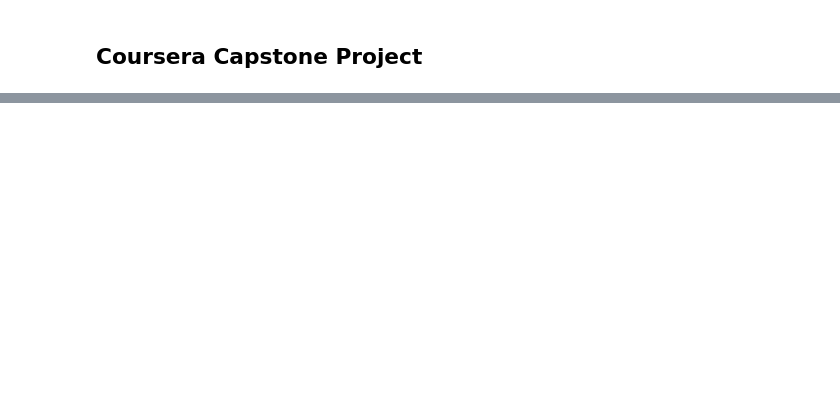
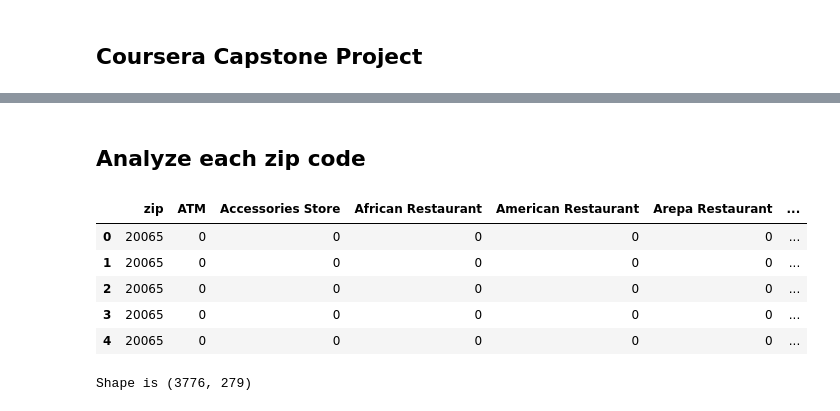
Before and after one commit to mpamal/Coursera_Capstone, a Jupyter notebook: Coursera_Capstone.ipynb, the cells around one changed output, grey strips where cells are left out. Cells and saved outputs as stored; diff of their text form; code cells hidden in the pictures; blank space fills up the shorter version.

```diff
--- a/Coursera_Capstone.ipynb
+++ b/Coursera_Capstone.ipynb
@@ -40,0 +149,25 @@ wget.download(url, "venues.json")
+# %% [markdown]
+## Analyze each zip code
+# %%
+# one hot encoding
+dc_onehot = pd.get_dummies(venuesDf[['Venue Category']], prefix="", prefix_sep="")
+
+# add zip column back to dataframe
+dc_onehot['zip'] = venuesDf['zip']
+
+# # move zip column to the first column
+fixed_columns = [dc_onehot.columns[-1]] + list(dc_onehot.columns[:-1])
+dc_onehot = dc_onehot[fixed_columns]
+
+dc_onehot.head()
+# %% [output]
+|  | zip | ATM | Accessories Store | African Restaurant | American Restaurant | Arepa Restaurant | ... |
+| 0 | 20065 | 0 | 0 | 0 | 0 | 0 | ... |
+| 1 | 20065 | 0 | 0 | 0 | 0 | 0 | ... |
+| 2 | 20065 | 0 | 0 | 0 | 0 | 0 | ... |
+| 3 | 20065 | 0 | 0 | 0 | 0 | 0 | ... |
+| 4 | 20065 | 0 | 0 | 0 | 0 | 0 | ... |
+# %%
+print('Shape is {} '.format(dc_onehot.shape))
+# %% [output]
+Shape is (3776, 279)
```
Also changed, not shown: parts of 23 cells of this notebook, 2 other files.
